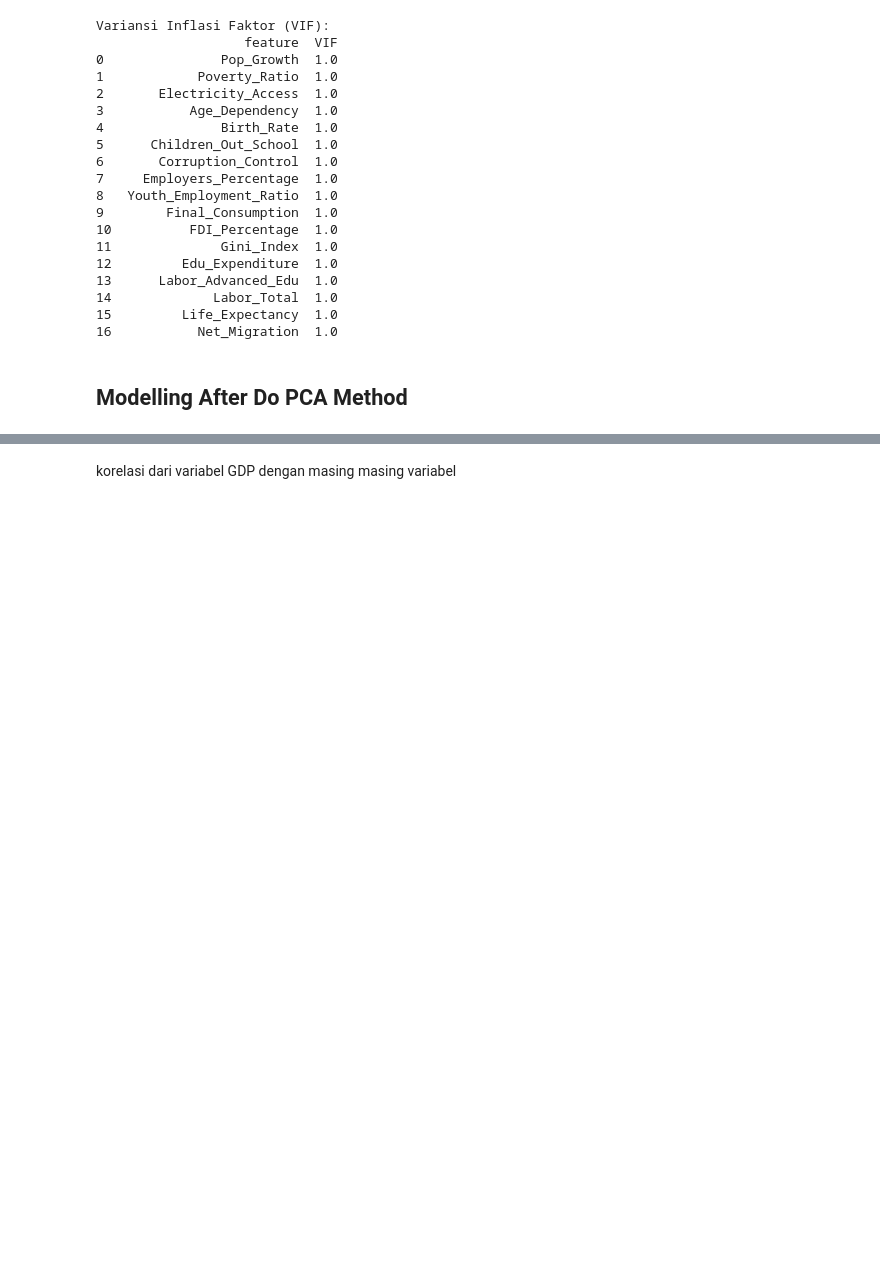
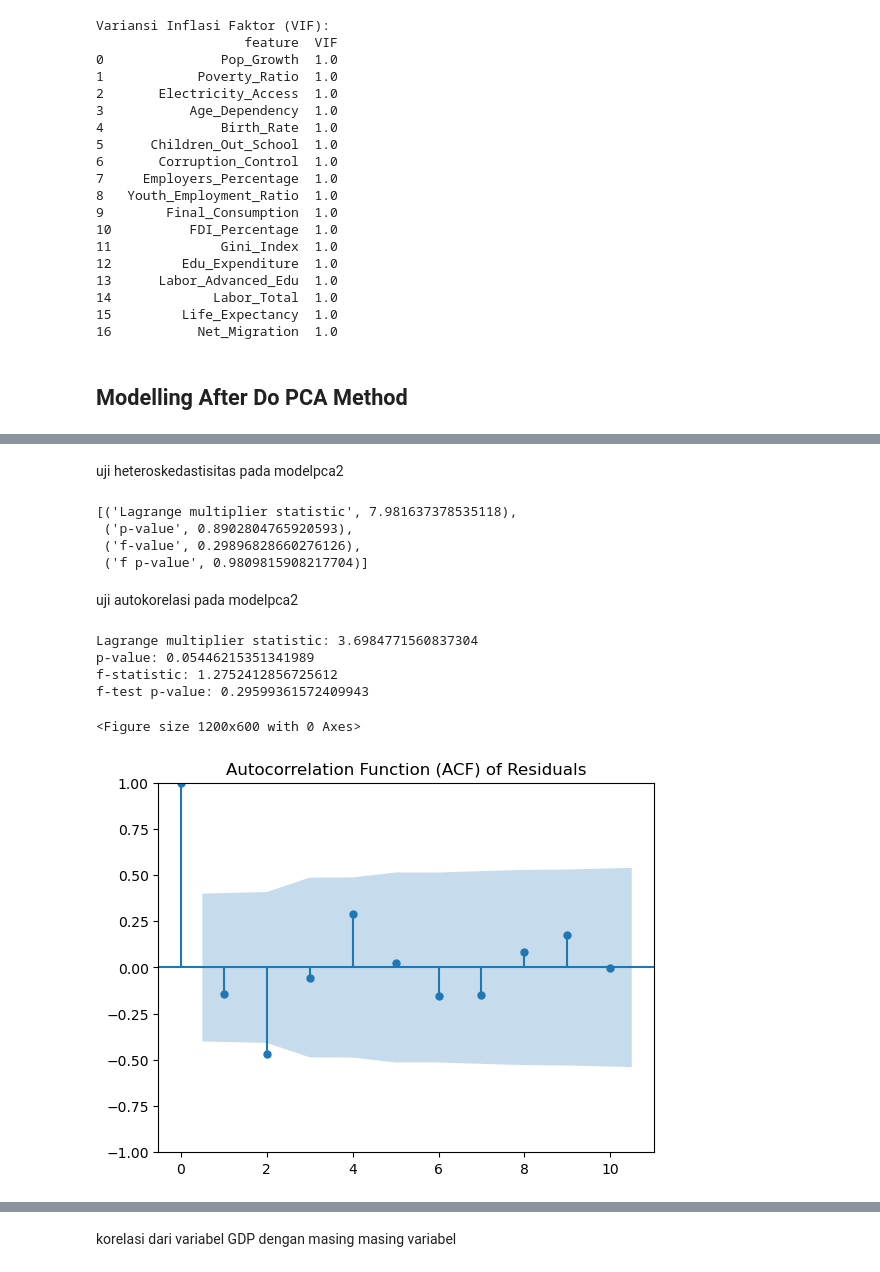
Before and after one commit to Najmaakmalina/Ekonometrika, a Jupyter notebook: Ekonomterika fix.ipynb, the cells around one changed output, grey strips where cells are left out. Saved outputs shown, nothing was run; the diff lists cells and outputs as text; code cells hidden in the pictures; blank space fills up the shorter version.

```diff
--- a/Ekonomterika fix.ipynb
+++ b/Ekonomterika fix.ipynb
@@ -497,0 +644,5 @@ x_pca
+# %%
+x_pca2 = x_pca
+x_pca2.pop(2)
+x_pca2.pop(11)
+x_pca2
@@ -497,0 +669,3 @@ x_pca
+# %%
+modelPCA2 = sm.OLS(y,x_pca2).fit()
+modelPCA2.summary()
@@ -497,0 +706,48 @@ x_pca
+# %% [markdown]
+uji heteroskedastisitas pada modelpca2
+# %%
+import statsmodels.stats.api as sms
+from statsmodels.compat import lzip
+
+#breusch-pagan test
+names = ['Lagrange multiplier statistic', 'p-value', 'f-value', 'f p-value']
+
+test_result = sms.het_breuschpagan(modelPCA2.resid, modelPCA2.model.exog)
+
+lzip(names, test_result)
+# %% [output]
+[('Lagrange multiplier statistic', 7.981637378535118),
+ ('p-value', 0.8902804765920593),
+ ('f-value', 0.29896828660276126),
+ ('f p-value', 0.9809815908217704)]
+# %% [markdown]
+uji autokorelasi pada modelpca2
+# %%
+#uji durbin watson
+import statsmodels.api as sm
+
+# Assuming your model (e.g., modelPCA) is already fitted
+# Perform the Breusch-Godfrey test with 'nlags' specifying the number of lags to test for
+bg_test = sm.stats.acorr_breusch_godfrey(modelPCA2, nlags=1)
+
+# bg_test returns: Lagrange multiplier statistic, p-value, f-statistic, f-test p-value
+names = ['Lagrange multiplier statistic', 'p-value', 'f-statistic', 'f-test p-value']
+
+# Display the results
+for name, result in zip(names, bg_test):
+    print(f'{name}: {result}')
+# %% [output]
+Lagrange multiplier statistic: 3.6984771560837304
+p-value: 0.05446215351341989
+f-statistic: 1.2752412856725612
+f-test p-value: 0.29599361572409943
+# %%
+# 6. Uji Autokorelasi
+# Plot ACF untuk melihat autokorelasi
+plt.figure(figsize=(12, 6))
+plot_acf(modelPCA2.resid, lags=10)
+plt.title('Autocorrelation Function (ACF) of Residuals')
+plt.show()
+# %% [output]
+<Figure size 1200x600 with 0 Axes>
+[figure, added]
```
Also changed, not shown: parts of 44 cells of this notebook, 1 other file.
